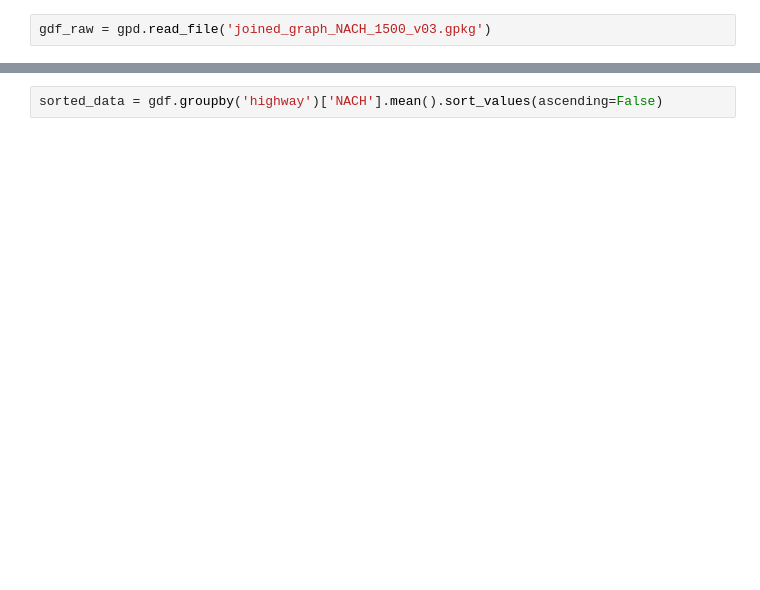
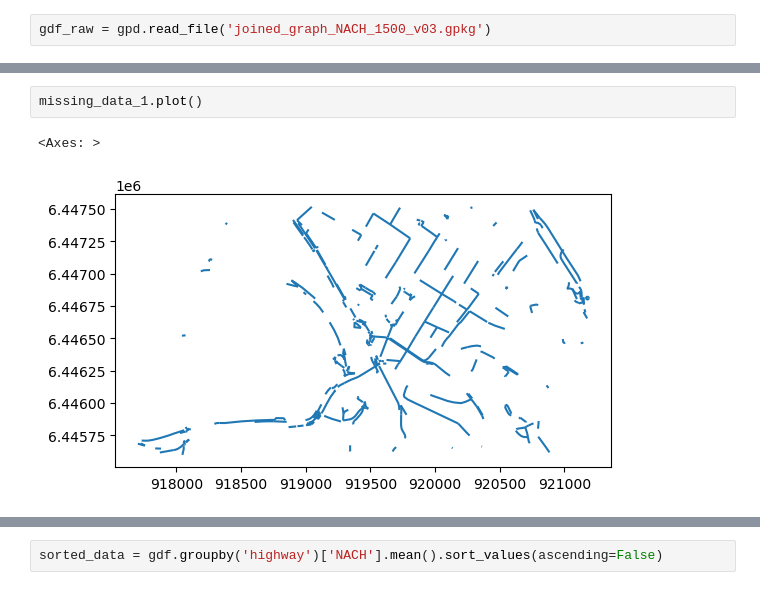
Before and after one commit to LukasCocineroDKSR/GBFS-data-generator, a Jupyter notebook: route_choice.ipynb, the cells around one changed output, grey strips where cells are left out. Cells and saved outputs as stored; diff of their text form; blank space fills up the shorter version.

```diff
--- a/route_choice.ipynb
+++ b/route_choice.ipynb
@@ -21,0 +123,5 @@ gdf = gdf_raw[['u', 'v','key', 'osmid', 'name', 'highway', 'maxspeed','NACH', 'g
+# %%
+missing_data_1.plot()
+# %% [output]
+<Axes: >
+[figure, added]
```
Also changed, not shown: parts of 64 cells of this notebook, 2 other files.
